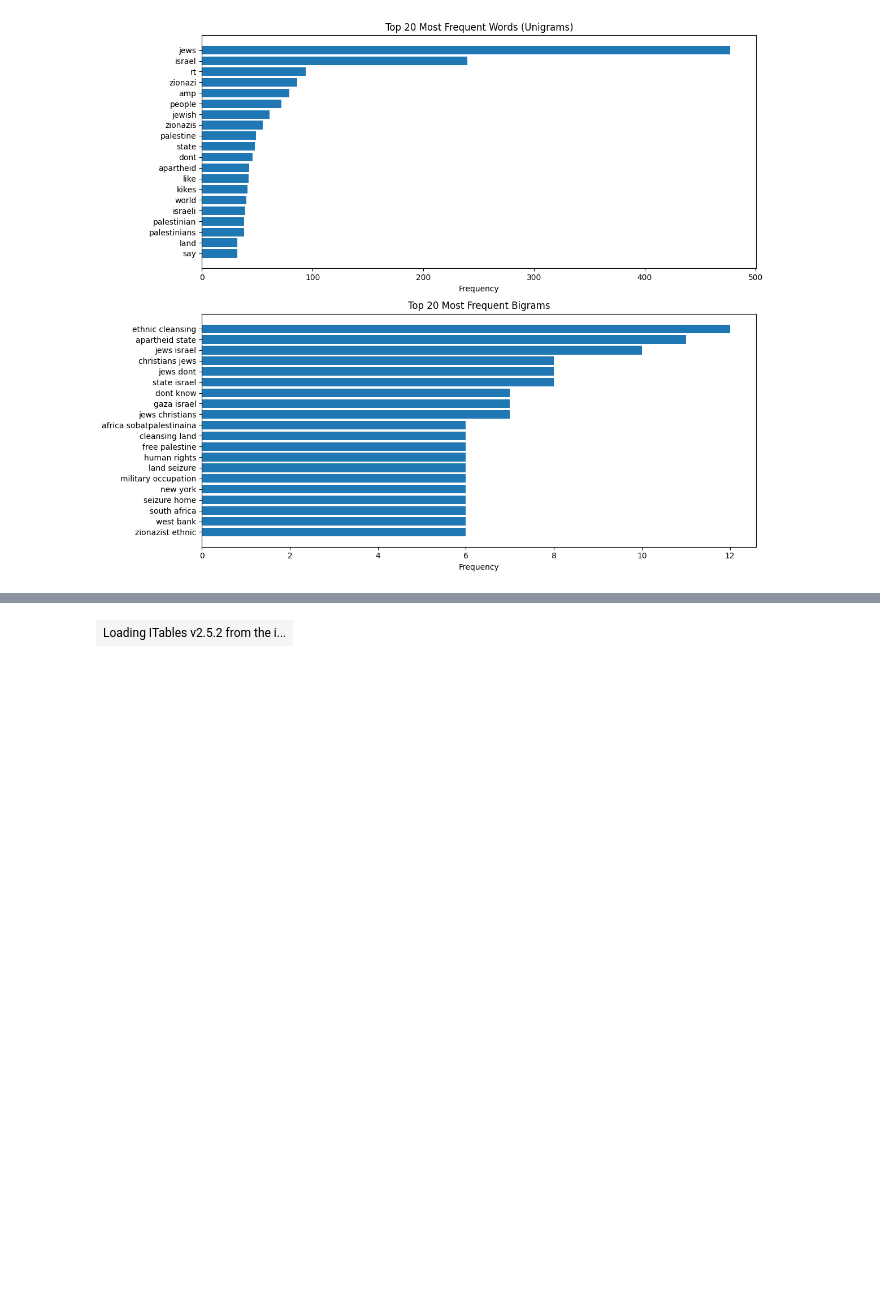
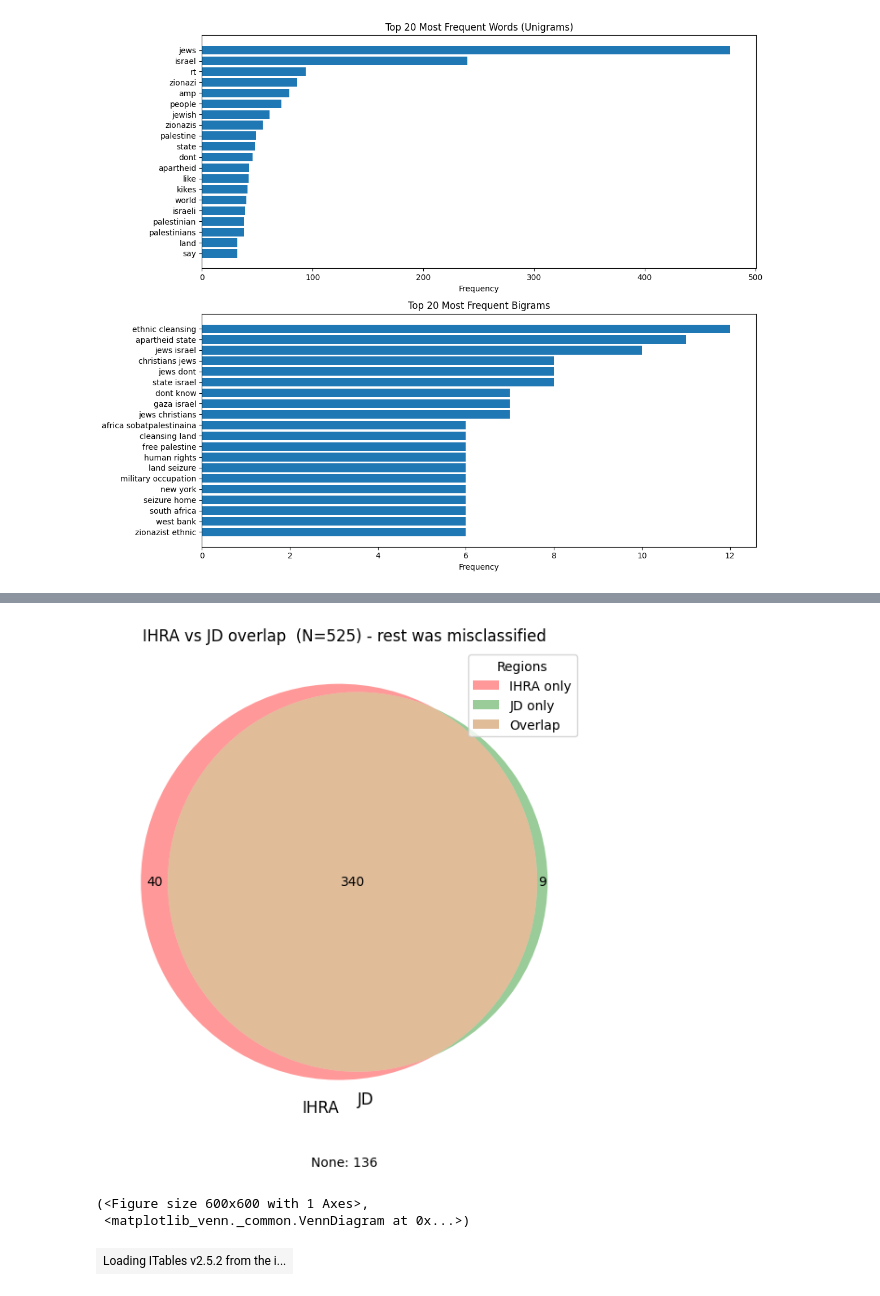
Before and after one commit to yonatanlou/meaningful-transparency, a Jupyter notebook: notebooks/analysis.ipynb, the cells around one changed output, grey strips where cells are left out. Cells and saved outputs as stored; diff of their text form; code cells hidden in the pictures; blank space fills up the shorter version.

```diff
--- a/notebooks/analysis.ipynb
+++ b/notebooks/analysis.ipynb
@@ -284,3 +479,66 @@ true_negatives = df[(df["predicted_antisemitic"] == 0) & (df["is_antisemitic"] =
+# %%
+from matplotlib_venn import venn2
+
+
+def plot_antisemitic_type_venn(df, type_col="antisemitic_type", show_pct=False):
+    vc = df[type_col].value_counts(dropna=False)
+
+    ihra_only = int(vc.get("IHRA", 0))
+    jd_only = int(vc.get("JD", 0))
+    both = int(vc.get("IHRA_JD", 0))
+    none = int(vc.get("None", 0))
+    total = ihra_only + jd_only + both + none
+
+    fig, ax = plt.subplots(figsize=(6, 6))
+    v = venn2(subsets=(ihra_only, jd_only, both), set_labels=("IHRA", "JD"), ax=ax)
+
+    # Label counts or percentages inside regions
+    def fmt(x):
+        return f"{x} ({x/total:.0%})" if show_pct and total else str(x)
+
+    if v.get_label_by_id("10"):
+        v.get_label_by_id("10").set_text(fmt(ihra_only))
+    if v.get_label_by_id("01"):
+        v.get_label_by_id("01").set_text(fmt(jd_only))
+    if v.get_label_by_id("11"):
+        v.get_label_by_id("11").set_text(fmt(both))
+
+    # Outside count
+    ax.text(
+        0.5,
+        -0.10,
+        f"None: {fmt(none)}",
+        ha="center",
+        va="center",
+        transform=ax.transAxes,
+    )
+
+    # Legend using the actual colored patches
+    handles, labels = [], []
+    if v.get_patch_by_id("10"):
+        handles.append(v.get_patch_by_id("10"))
+        labels.append("IHRA only")
+    if v.get_patch_by_id("01"):
+        handles.append(v.get_patch_by_id("01"))
+        labels.append("JD only")
+    if v.get_patch_by_id("11"):
+        handles.append(v.get_patch_by_id("11"))
+        labels.append("Overlap")
+
+    if handles:
+        ax.legend(handles, labels, loc="upper right", frameon=True, title="Regions")
+
+    ax.set_title(f"IHRA vs JD overlap  (N={total}) - rest was misclassified")
+    plt.tight_layout()
+    plt.show()
+    return fig, v
+
+
+plot_antisemitic_type_venn(df_only_true_pred)
+# %% [output]
+[figure, added]
+(<Figure size 600x600 with 1 Axes>,
+ <matplotlib_venn._common.VennDiagram at 0x...>)
 # %%
 from itables import show
 import itables.options as opt
```
Also changed, not shown: parts of 18 cells of this notebook, 5 other files.
